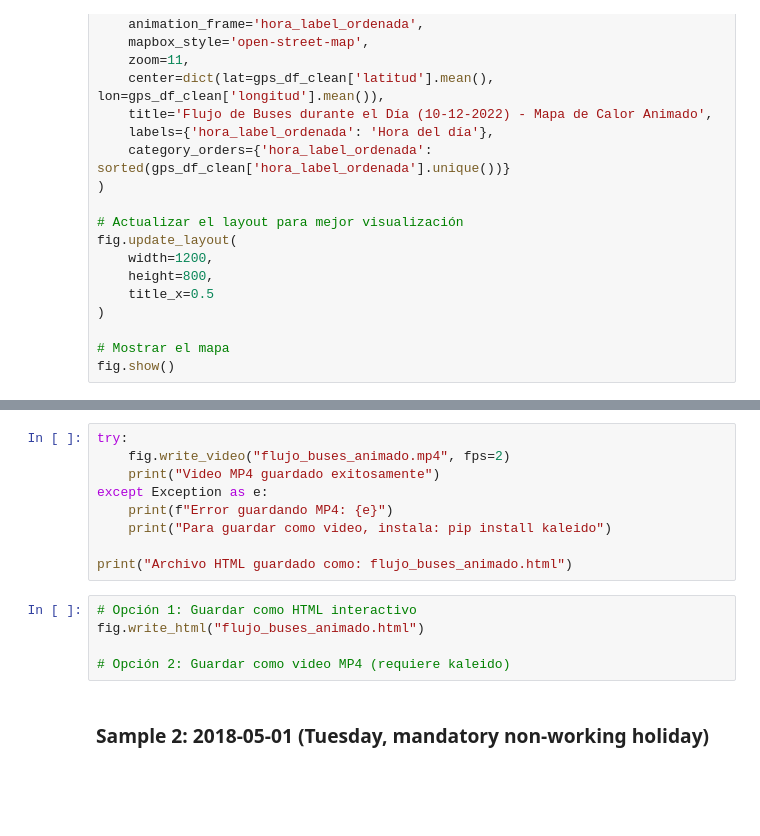
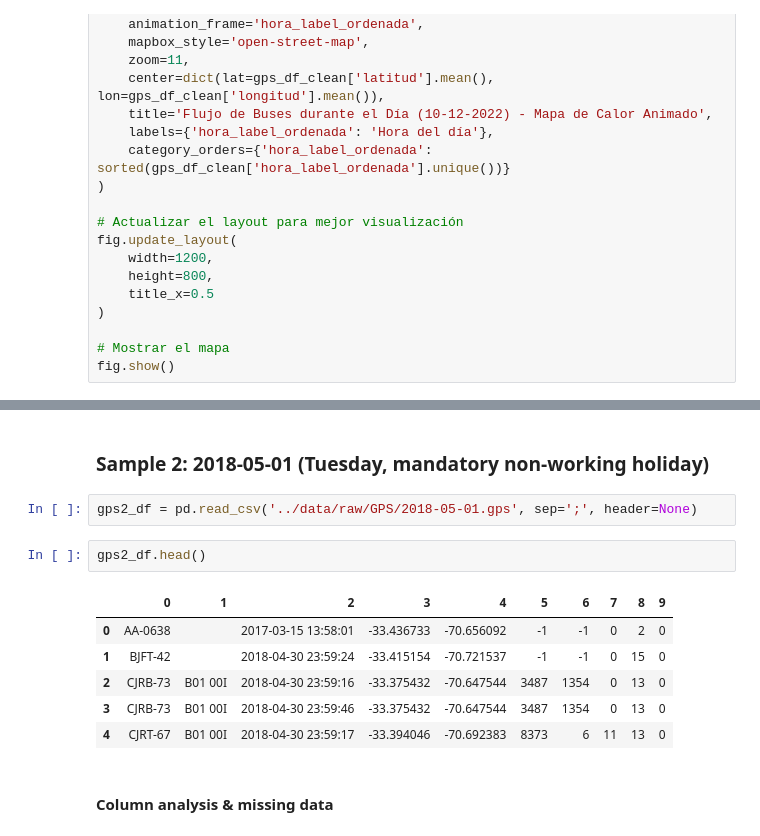
Before and after one commit to sebastianacunau/tesis_magister_route_choice_modelling, a Jupyter notebook: notebooks/eda.ipynb, the cells around one changed output, grey strips where cells are left out. Saved outputs shown, nothing was run; the diff lists cells and outputs as text; blank space fills up the shorter version.

```diff
--- a/notebooks/eda.ipynb
+++ b/notebooks/eda.ipynb
@@ -909,16 +1087,15 @@ fig.show()
-# %%
-try:
-    fig.write_video("flujo_buses_animado.mp4", fps=2)
-    print("Video MP4 guardado exitosamente")
-except Exception as e:
-    print(f"Error guardando MP4: {e}")
-    print("Para guardar como video, instala: pip install kaleido")
-
-print("Archivo HTML guardado como: flujo_buses_animado.html")
-# %%
-# Opción 1: Guardar como HTML interactivo
-fig.write_html("flujo_buses_animado.html")
-
-# Opción 2: Guardar como video MP4 (requiere kaleido)
-# %% [markdown]
-### Sample 2: 2018-05-01 (Tuesday, mandatory non-working holiday)
+# %% [markdown]
+### Sample 2: 2018-05-01 (Tuesday, mandatory non-working holiday)
+# %%
+gps2_df = pd.read_csv('../data/raw/GPS/2018-05-01.gps', sep=';', header=None)
+# %%
+gps2_df.head()
+# %% [output]
+|  | 0 | 1 | 2 | 3 | 4 | 5 | 6 | 7 | 8 | 9 |
+| 0 | AA-0638 |  | 2017-03-15 13:58:01 | -33.436733 | -70.656092 | -1 | -1 | 0 | 2 | 0 |
+| 1 | BJFT-42 |  | 2018-04-30 23:59:24 | -33.415154 | -70.721537 | -1 | -1 | 0 | 15 | 0 |
+| 2 | CJRB-73 | B01 00I | 2018-04-30 23:59:16 | -33.375432 | -70.647544 | 3487 | 1354 | 0 | 13 | 0 |
+| 3 | CJRB-73 | B01 00I | 2018-04-30 23:59:46 | -33.375432 | -70.647544 | 3487 | 1354 | 0 | 13 | 0 |
+| 4 | CJRT-67 | B01 00I | 2018-04-30 23:59:17 | -33.394046 | -70.692383 | 8373 | 6 | 11 | 13 | 0 |
+# %% [markdown]
+#### Column analysis & missing data
```
Also changed, not shown: parts of 26 cells of this notebook.
